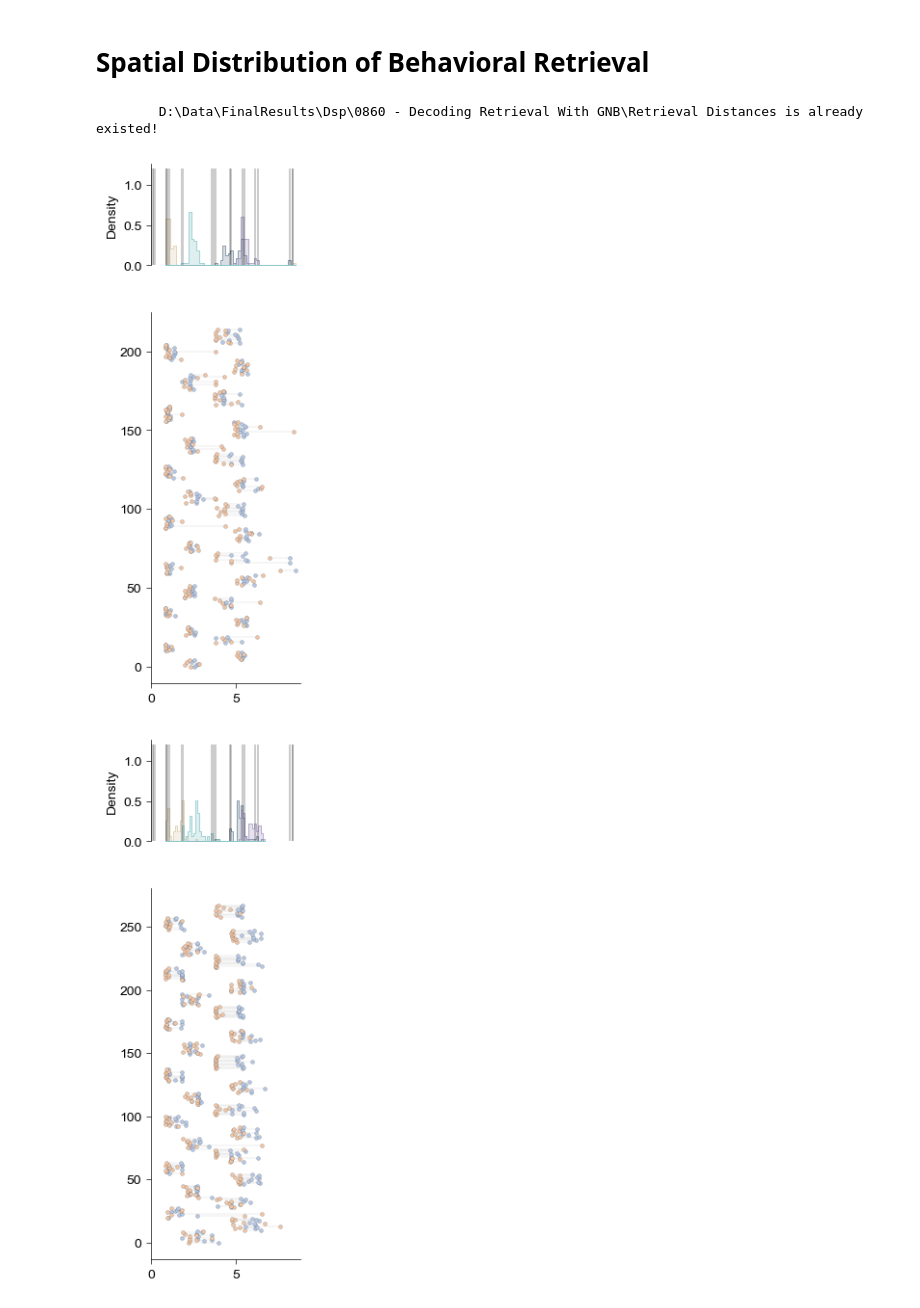
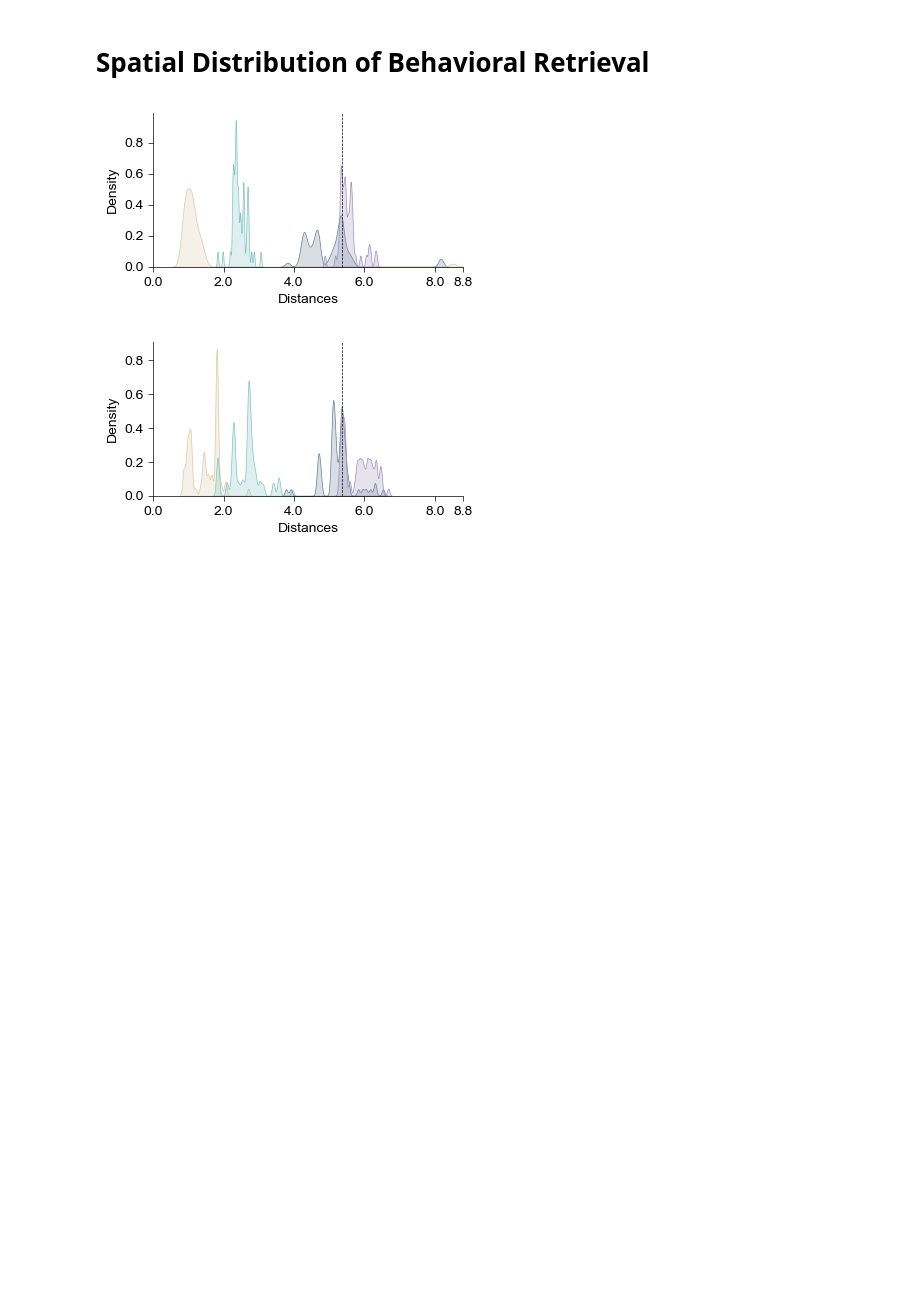
Before and after one commit to YAO-Shuyang/PlotFigures, a Jupyter notebook: NodeFigures/Fig0860 - Decoding Retrieval With GNB.ipynb, the cells around one changed output. Cells and saved outputs as stored; diff of their text form; code cells hidden in the pictures; blank space fills up the shorter version.

```diff
--- a/NodeFigures/Fig0860 - Decoding Retrieval With GNB.ipynb
+++ b/NodeFigures/Fig0860 - Decoding Retrieval With GNB.ipynb
@@ -401,8 +401,9 @@ else:
     with open(join(figdata, f"{code_id} [Retrieval Distances].pkl"), 'rb') as f:
         RetrivDis = pickle.load(f)
 
+
 RetrivDis['Distances'] = RetrivDis['Distances'] / np.max(GetDMatrices(1, 48) + 1e-8) * 8.8
-D = GetDMatrices(1, 48)
+"""D = GetDMatrices(1, 48)
 save_dir = join(loc, "Retrieval Distances")
 mkdir(save_dir)
 for mouse in [10212, 10224, 10227, 10232]:
@@ -439,43 +440,56 @@ for mouse in [10212, 10224, 10227, 10232]:
         )
     ax0.set_xlim(0, 8.8)
     ax1 = Clear_Axes(ax[1], close_spines=['top', 'right'], ifxticks=True, ifyticks=True)
     ax1.scatter(
         RetrivDis['Distances'][nt_idx],
         RetrivDis['Lap'][nt_idx],
         c="#b7c9e6",
         s=8,
         linewidths=0.1,
         edgecolors='k'
     )
     ax1.scatter(
         RetrivDis['Distances'][bt_idx],
         RetrivDis['Lap'][bt_idx],
         c="#f1c6a7",
         s=8,
         linewidths=0.1,
         edgecolors='k'
     )
     for i in range(len(nt_idx)):
         ax1.plot(
             [RetrivDis['Distances'][nt_idx[i]], RetrivDis['Distances'][bt_idx[i]]],
             [RetrivDis['Lap'][nt_idx[i]], RetrivDis['Lap'][bt_idx[i]]],
             color='gray',
             lw=0.1,
             zorder=0
         )
     ax1.set_xlim(0, 8.8)
     plt.show()
-
-fig = plt.figure(figsize=(2, 3))
-ax = Clear_Axes(plt.gca(), close_spines=['top', 'right'], ifxticks=True, ifyticks=True)
-sns.lineplot(
-    x="Session",
-    y="Distances",
-    hue="Type",
-    data=RetrivDis,
-    linewidth=0.5
-)
+"""
+for mouse in [10212, 10224, 10227, 10232]:
+    fig = plt.figure(figsize=(4, 2))
+    ax = Clear_Axes(plt.axes(), close_spines=['top', 'right'], ifxticks=True, ifyticks=True)
+    sns.kdeplot(
+        x="Distances",
+        #bins=20,
+        hue="Route",
+        palette=[DSPPalette[i] for i in [1, 2, 4, 5]],
+        #line_kws={'linewidth': 0.5},
+        fill=True,
+        bw_adjust=0.2,
+        #stat="density",
+        #element="step",
+        linewidth=0.5,
+        data=SubDict(RetrivDis, RetrivDis.keys(), np.where(
+            (RetrivDis['Type'] == 'Neural') & (RetrivDis['MiceID'] == mouse)
+        )[0]),
+        ax=ax,
+        legend=False
+    )
+    ax.set_xlim(0, 8.8)
+    ax.axvline(5.35, color='k', lw=0.5, ls='--')
+    ax.set_xticks(np.append(np.linspace(0, 8, 5), 8.8))
 # %% [output]
-        D:\Data\FinalResults\Dsp\0860 - Decoding Retrieval With GNB\Retrieval Distances is already existed!
-[figure, old version]
+[figure, new version]
-[figure, old version]
+[figure, new version]
```
Also changed, not shown: parts of 22 cells of this notebook, 2 other files.
